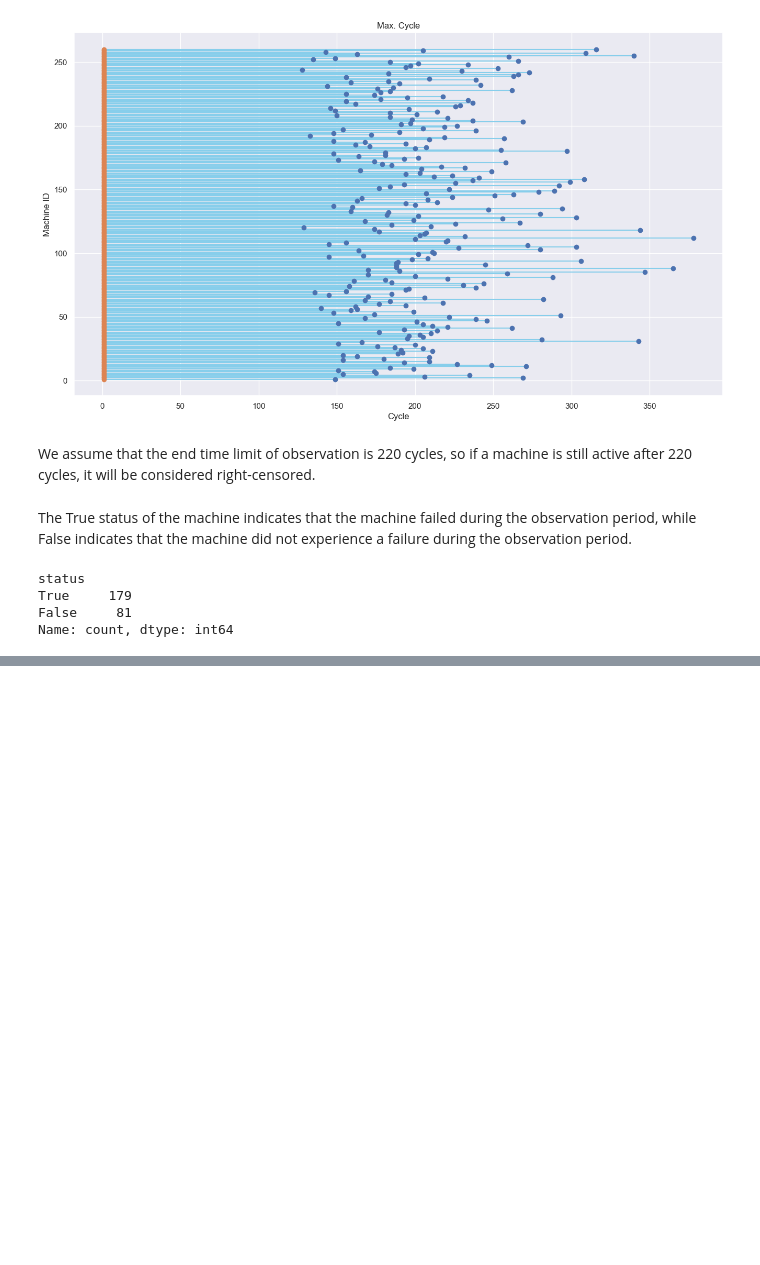
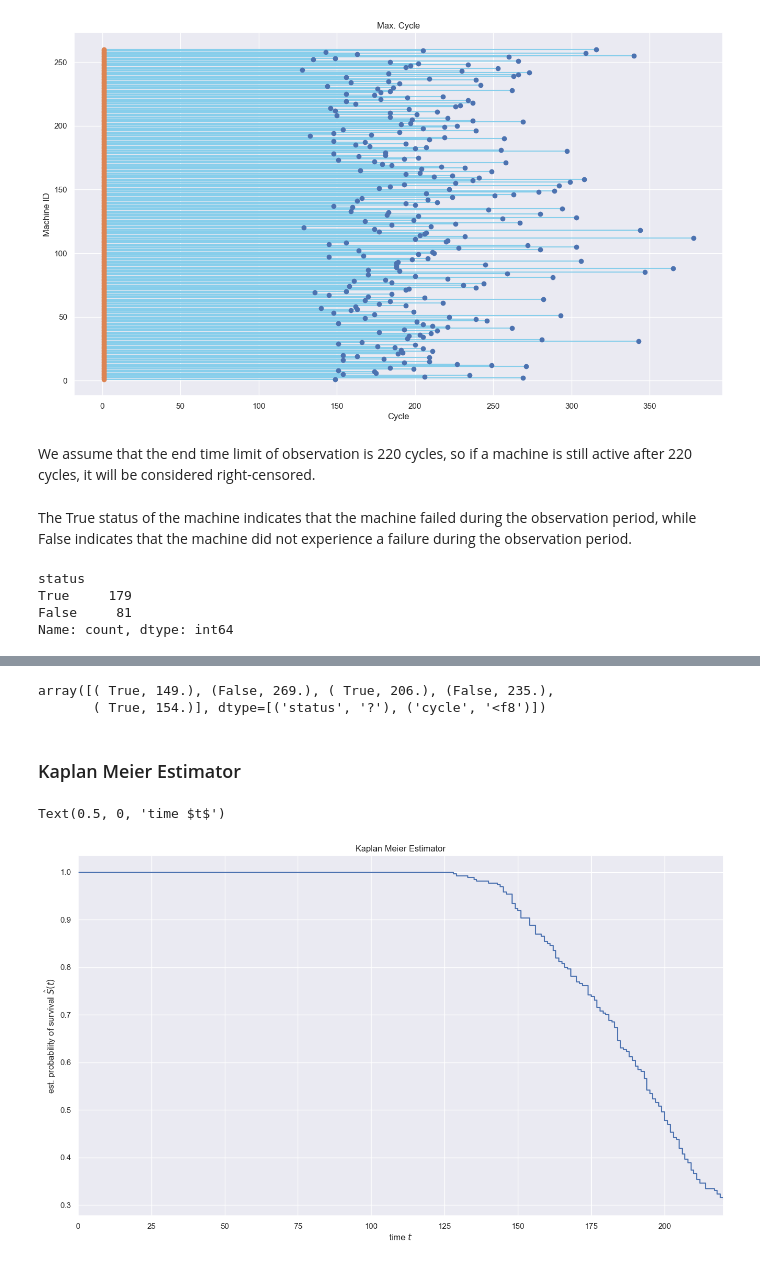
Before and after one commit to mustaphaezzali/VAE-for-predictive-maintenance, a Jupyter notebook: notebooks/RUL_with_VAE.ipynb, the cells around one changed output, grey strips where cells are left out. Saved outputs shown, nothing was run; the diff lists cells and outputs as text; code cells hidden in the pictures; blank space fills up the shorter version.

```diff
--- a/notebooks/RUL_with_VAE.ipynb
+++ b/notebooks/RUL_with_VAE.ipynb
@@ -79,0 +132,24 @@ Name: count, dtype: int64
+# %%
+data_y = list(cleaned_data.loc[:, ["status", "cycle"]].itertuples(index = None, name = None))
+data_y = np.array(data_y, dtype=[('status', bool), ('cycle', float)])
+data_y[:5]
+# %% [output]
+array([( True, 149.), (False, 269.), ( True, 206.), (False, 235.),
+       ( True, 154.)], dtype=[('status', '?'), ('cycle', '<f8')])
+# %% [markdown]
+### Kaplan Meier Estimator
+# %%
+from sksurv.nonparametric import kaplan_meier_estimator
+
+time, survival_prob = kaplan_meier_estimator(data_y["status"], data_y["cycle"])
+time, survival_prob = np.append(0, time), np.append(1, survival_prob)
+
+# Plotting
+plt.step(time, survival_prob, where = "post")
+plt.xlim(left = 0, right = 220)
+plt.title("Kaplan Meier Estimator")
+plt.ylabel("est. probability of survival $\hat{S}(t)$")
+plt.xlabel("time $t$")
+# %% [output]
+Text(0.5, 0, 'time $t$')
+[figure, added]
```
Also changed, not shown: parts of 17 cells of this notebook, 6 other files.
